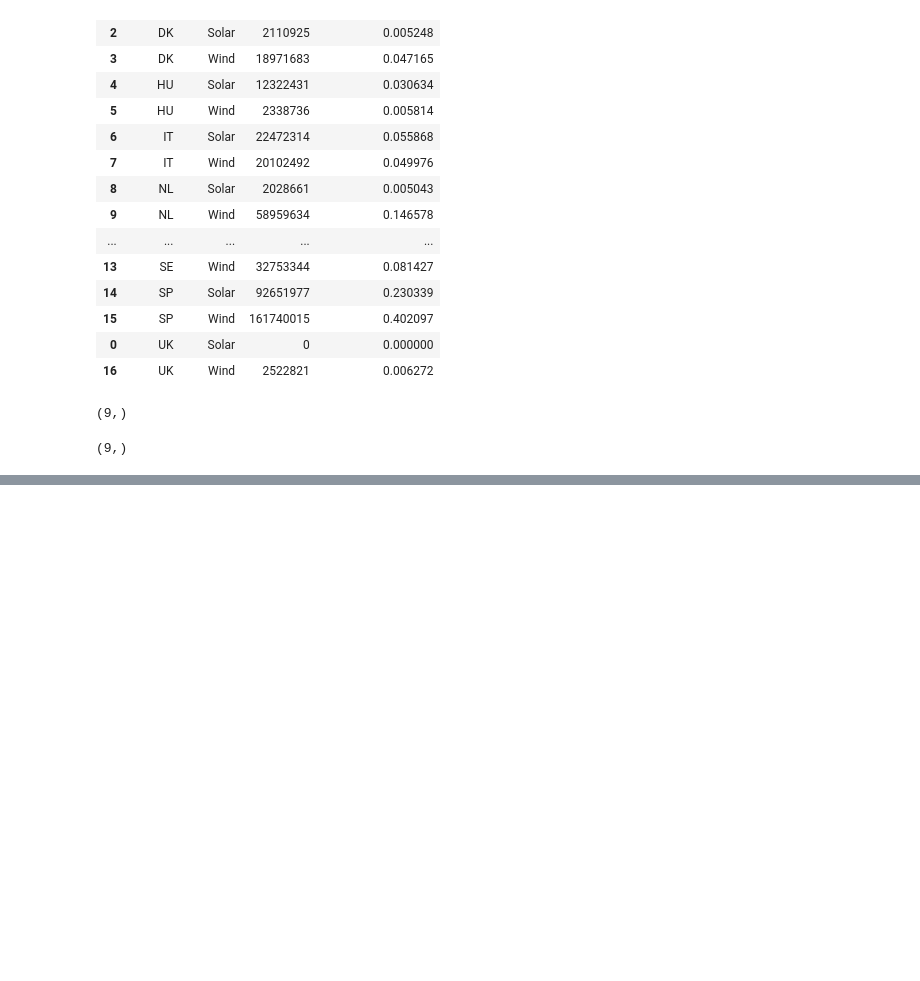
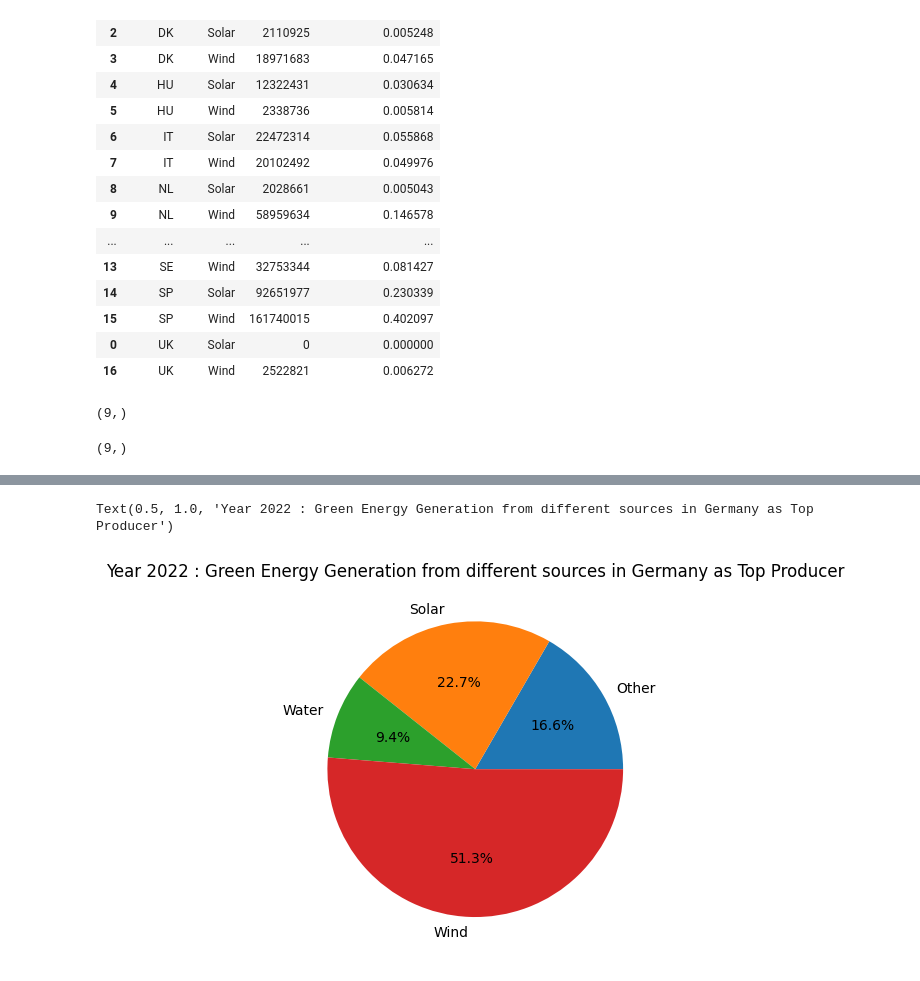
Before and after one commit to mahbubur-87/SE-Europe-Data_Challenge_Template, a Jupyter notebook: se-europe-data-challenge-data-analysis.ipynb, the cells around one changed output, grey strips where cells are left out. Drawn from its saved outputs; the diff is of its cells as text; code cells hidden in the pictures; blank space fills up the shorter version.

```diff
--- a/se-europe-data-challenge-data-analysis.ipynb
+++ b/se-europe-data-challenge-data-analysis.ipynb
@@ -443,0 +434,3 @@ plt.show()
+# %%
+df_gen_2022_de = df_gen_2022_country_gen_types[df_gen_2022_country_gen_types["Country"] == "DE"].groupby(by=["GenType"])[["quantity", "normalized_quantity"]].sum()
+df_gen_2022_de
@@ -443,0 +444,3 @@ plt.show()
+# %%
+df_gen_2022_de = df_gen_2022_de.reset_index()
+df_gen_2022_de
@@ -443,0 +453,12 @@ plt.show()
+# %%
+import matplotlib.pyplot as plt
+
+labels = df_gen_2022_de["GenType"]
+sizes = df_gen_2022_de["normalized_quantity"]
+
+fig, ax = plt.subplots()
+ax.pie(sizes, labels=labels, autopct='%1.1f%%')
+ax.set_title('Year 2022 : Green Energy Generation from different sources in Germany as Top Producer')
+# %% [output]
+Text(0.5, 1.0, 'Year 2022 : Green Energy Generation from different sources in Germany as Top Producer')
+[figure, added]
```
Also changed, not shown: parts of 16 cells of this notebook.
